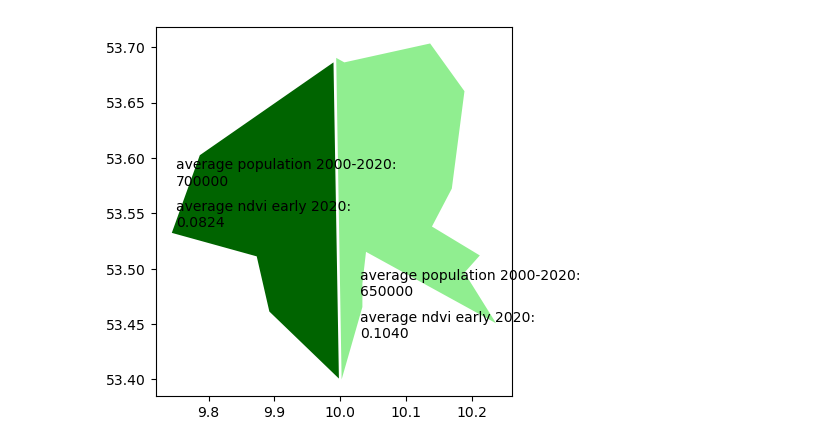
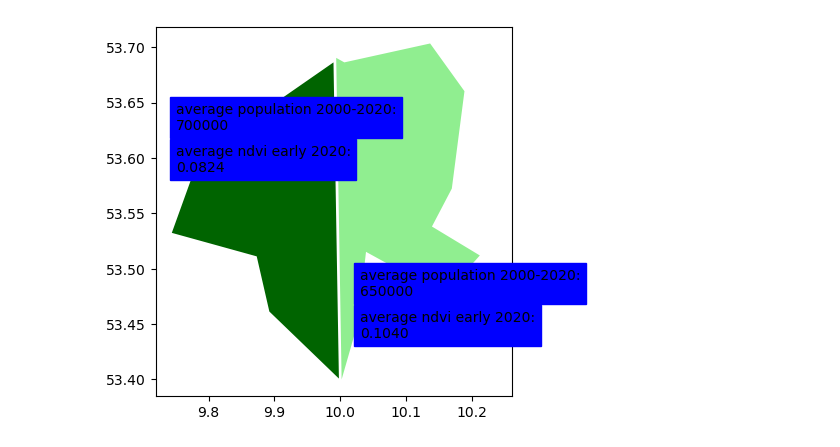
Before and after one commit to xcube-dev/xcube-geodb-openeo, a Jupyter notebook: notebooks/geoDB-openEO_use_case_2.ipynb, the cells around one changed output. Saved outputs shown, nothing was run; the diff lists cells and outputs as text; code cells hidden in the pictures.

```diff
--- a/notebooks/geoDB-openEO_use_case_2.ipynb
+++ b/notebooks/geoDB-openEO_use_case_2.ipynb
@@ -7,11 +8,11 @@ The base URL is where the backend is running, and it will be used in all later e
 # %%
-import json
-
 import openeo
 
-# geoDB = 'https://geodb.openeo.dev.brockmann-consult.de'
-geoDB = 'http://localhost:8080'
-cdse = openeo.connect("https://openeo.dataspace.copernicus.eu/")
+geodb_url = 'https://geodb.openeo.dev.brockmann-consult.de'
+geodb = openeo.connect(geodb_url)
+
+cdse_url = 'https://openeo.dataspace.copernicus.eu/'
+cdse = openeo.connect(cdse_url)
 cdse.authenticate_oidc()
 # %% [output]
 Authenticated using refresh token.
@@ -80,17 +94,17 @@ gdf['ndvi'] = ndvi
 # %%
 import matplotlib.pyplot as plt
 gdf['color'] = ['#006400', '#90EE90']
 gdf.plot(legend=True, color=gdf['color'])
 va = ['bottom', 'top']
 for idx, row in gdf.iterrows():
-    coords = {0: (9.75, 53.6),
+    coords = {0: (9.75, 53.65),
               1: (10.03, 53.5)}
     plt.annotate('average population 2000-2020:\n' + str(int((row['population']))), xy=coords[idx],
-                 horizontalalignment='left', verticalalignment='top')
+                 horizontalalignment='left', verticalalignment='top', backgroundcolor='b')
 for idx, row in gdf.iterrows():
-    coords = {0: (9.75, 53.535),
+    coords = {0: (9.75, 53.585),
               1: (10.03, 53.435)}
     plt.annotate('average ndvi early 2020:\n' + f'{row["ndvi"]:.4f}', xy=coords[idx],
-                 horizontalalignment='left', verticalalignment='bottom')
+                 horizontalalignment='left', verticalalignment='bottom', backgroundcolor='b')
 # %% [output]
-[figure, old version]
+[figure, new version]
```
Also changed, not shown: parts of 31 cells of this notebook.
